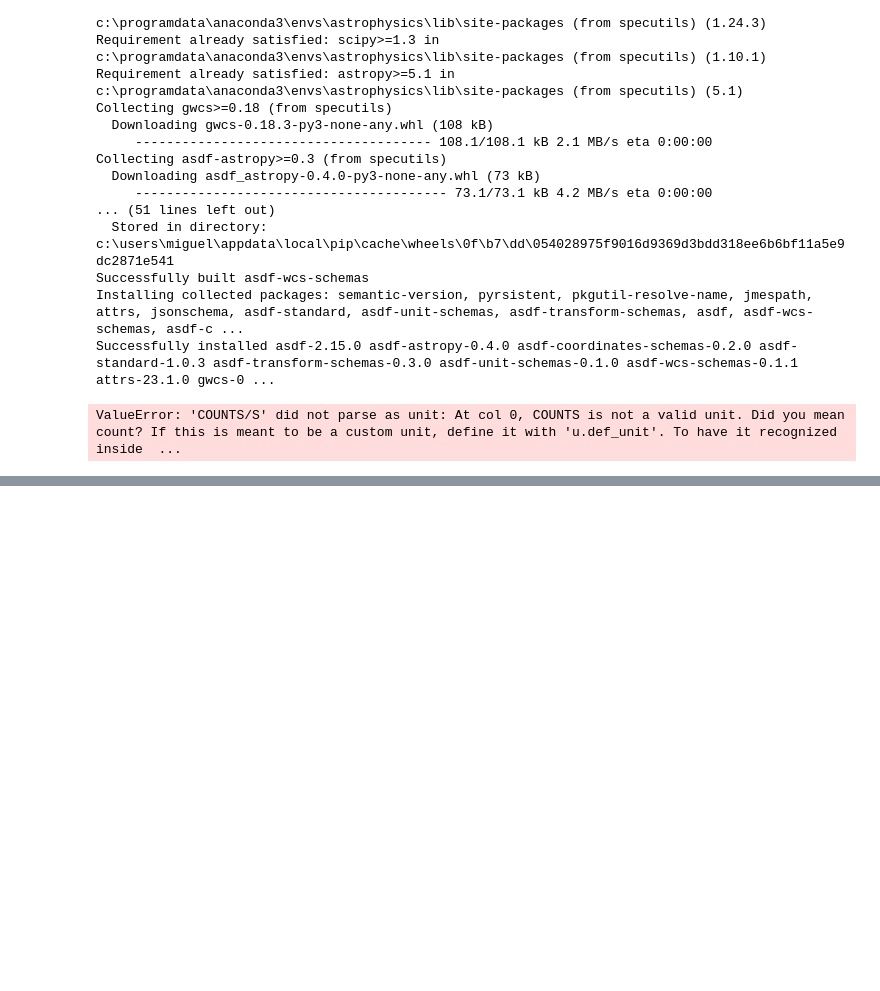
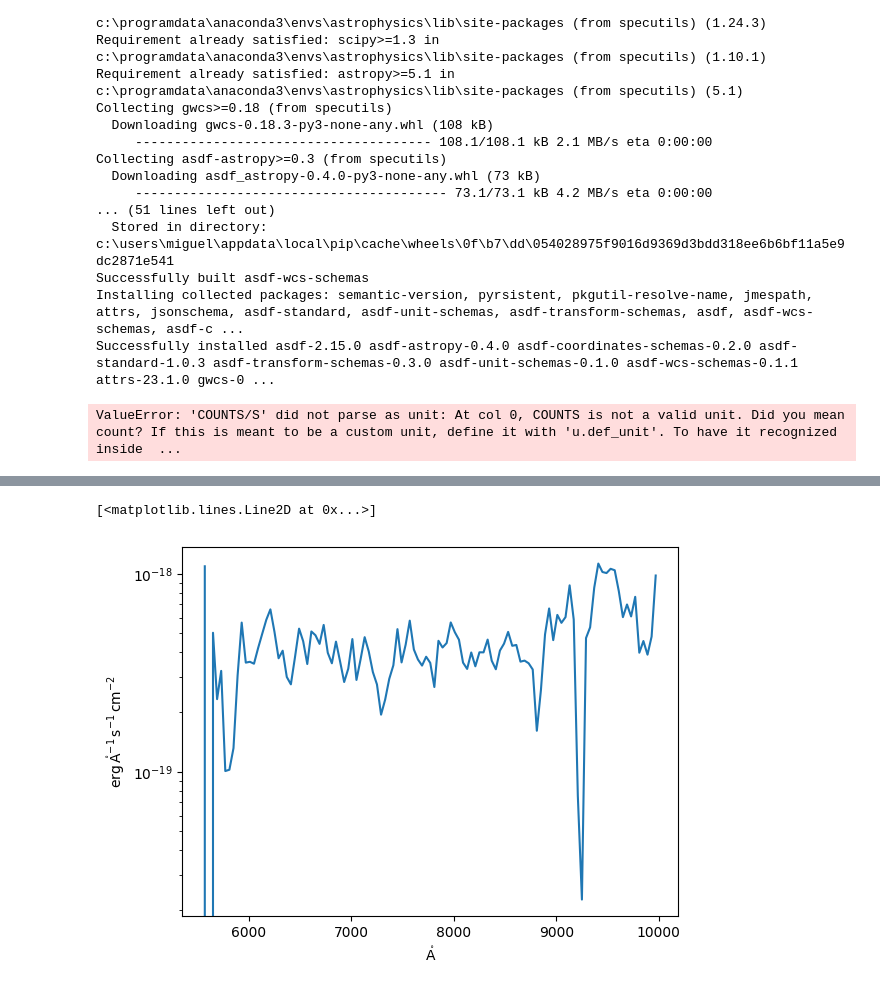
Before and after one commit to mapsm12/GETspectrum, a Jupyter notebook: RBMEASURE.ipynb, the cells around one changed output, grey strips where cells are left out. Cells and saved outputs as stored; diff of their text form; code cells hidden in the pictures; blank space fills up the shorter version.

```diff
--- a/RBMEASURE.ipynb
+++ b/RBMEASURE.ipynb
@@ -1271,0 +1477,8 @@ ValueError: 'COUNTS/S' did not parse as unit: At col 0, COUNTS is not a valid un
+# %%
+# t_lwr = Table.read('mastDownload\\WUPPE\\hd147888_454310_2\\hd147888_454310_2_hw_vo.fits')
+HSTname="mastDownload\\HLA\\HAG_J033209.80-274241.9_J9FAAFE2Q_V01.SPEC1D\\HAG_J033209.80-274241.9_J9FAAFE2Q_V01.SPEC1D.FITS"
+t_lwr = Table.read(HSTname)
+wav_UV = t_lwr['WAVE'][0,].quantity
+UVflux = t_lwr['FLUX'][0,].quantity
+plt.semilogy(wav_UV,UVflux)
+# %% [output]
@@ -1271,0 +1487,2 @@ ValueError: 'COUNTS/S' did not parse as unit: At col 0, COUNTS is not a valid un
+[<matplotlib.lines.Line2D at 0x...>]
+[figure, added]
```
Also changed, not shown: parts of 27 cells of this notebook, 28 other files.
